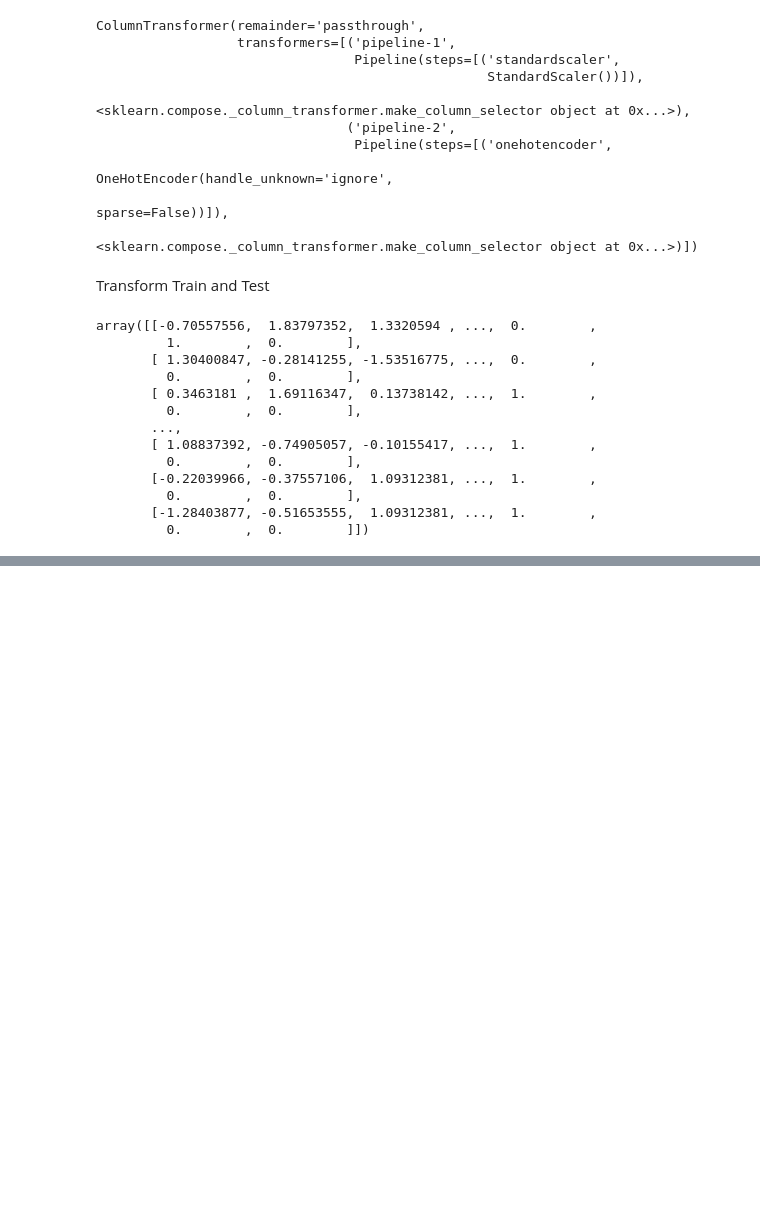
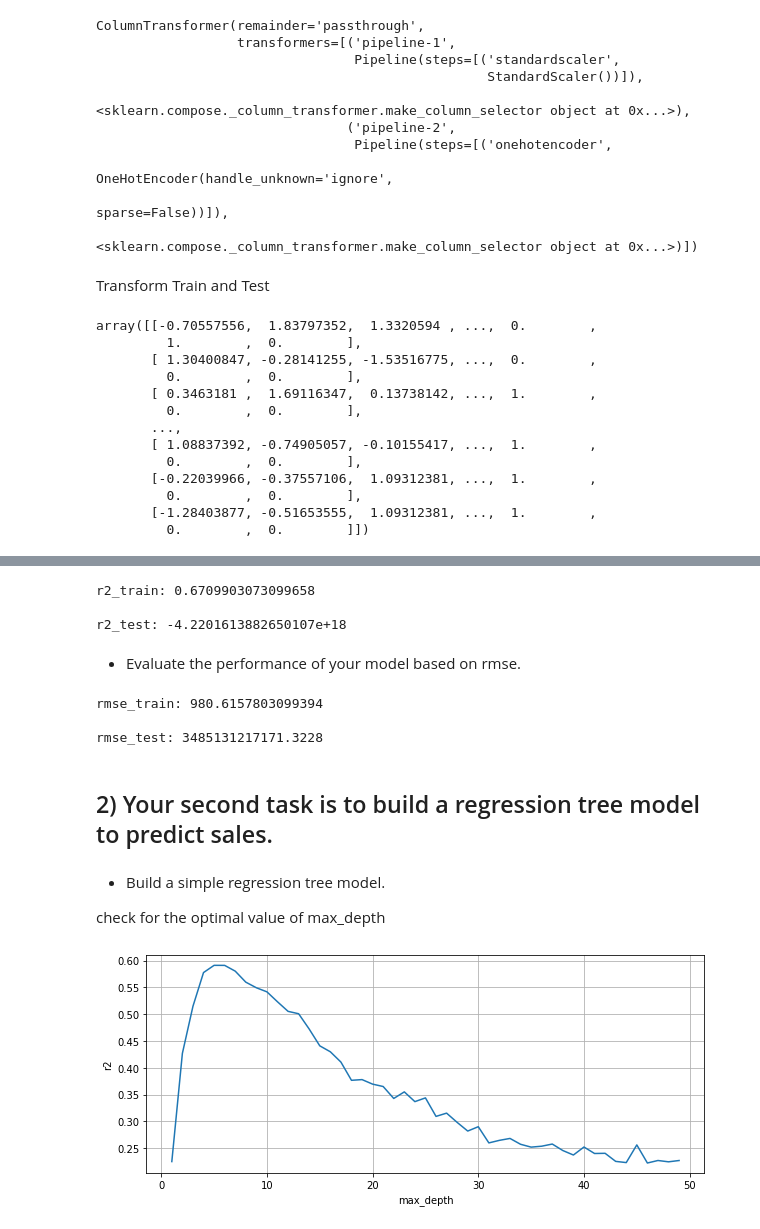
Before and after one commit to ReaganTiburan/Sales-Prediction, a Jupyter notebook: Sales_Predection_Project.ipynb, the cells around one changed output, grey strips where cells are left out. Saved outputs shown, nothing was run; the diff lists cells and outputs as text; code cells hidden in the pictures; blank space fills up the shorter version.

```diff
--- a/Sales_Predection_Project.ipynb
+++ b/Sales_Predection_Project.ipynb
@@ -850,0 +864,3 @@ array([[-0.70557556,  1.83797352,  1.3320594 , ...,  0.        ,
+# %%
+# Make an instance of the model
+reg = LinearRegression()
@@ -850,0 +869,3 @@ array([[-0.70557556,  1.83797352,  1.3320594 , ...,  0.        ,
+# %%
+# Fit to the model
+reg.fit(X_train_processed, y_train)
@@ -850,0 +886,51 @@ array([[-0.70557556,  1.83797352,  1.3320594 , ...,  0.        ,
+# %%
+#value of r^2
+r2_train = r2_score(y_train, train_preds)
+r2_test = r2_score(y_test, test_preds)
+# value of r^2 for train
+print(f'r2_train:', r2_train,'\n')
+print(f'r2_test:', r2_test,'\n')
+# %% [output]
+r2_train: 0.6709903073099658
+
+r2_test: -4.2201613882650107e+18
+# %% [markdown]
+*    Evaluate the performance of your model based on rmse.
+# %%
+# Root mean squared error for test and train
+rmse_train = np.sqrt(mean_squared_error(y_train, train_preds))
+rmse_test = np.sqrt(mean_squared_error(y_test, test_preds))
+print(f'rmse_train:', rmse_train, '\n')
+print(f'rmse_test:', rmse_test)
+# %% [output]
+rmse_train: 980.6157803099394
+
+rmse_test: 3485131217171.3228
+# %% [markdown]
+## 2) Your second task is to build a regression tree model to predict sales.
+# %% [markdown]
+*    Build a simple regression tree model.
+
+check for the optimal value of max_depth
+# %%
+# List of values to try for max_depth:
+max_depth_range = list(range(1,50)) # will try every value between 0 and 50
+# List to store the score for each value of max_depth
+r2 = []
+for depth in max_depth_range:
+    dec_tree = DecisionTreeRegressor(max_depth = depth,
+                                     random_state = 42)
+    dec_tree.fit(X_train_processed, y_train)
+    score = dec_tree.score(X_test_processed, y_test)
+    r2.append(score)
+
+# Visualize which max_depth leads to the highest r2 score
+import matplotlib.pyplot as plt
+plt.rcParams['figure.figsize'] = (10, 4)
+plt.plot(max_depth_range, r2)
+plt.xlabel('max_depth')
+plt.ylabel('r2')
+plt.grid()
+plt.show()
+# %% [output]
+[figure, added]
```
Also changed, not shown: parts of 32 cells of this notebook.
